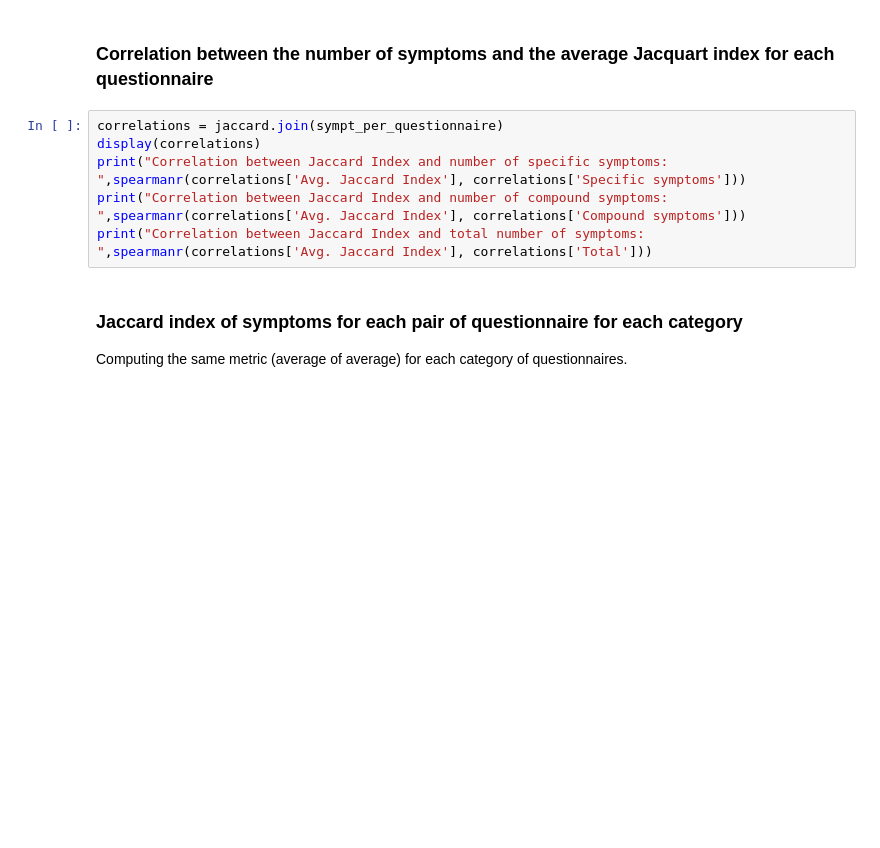
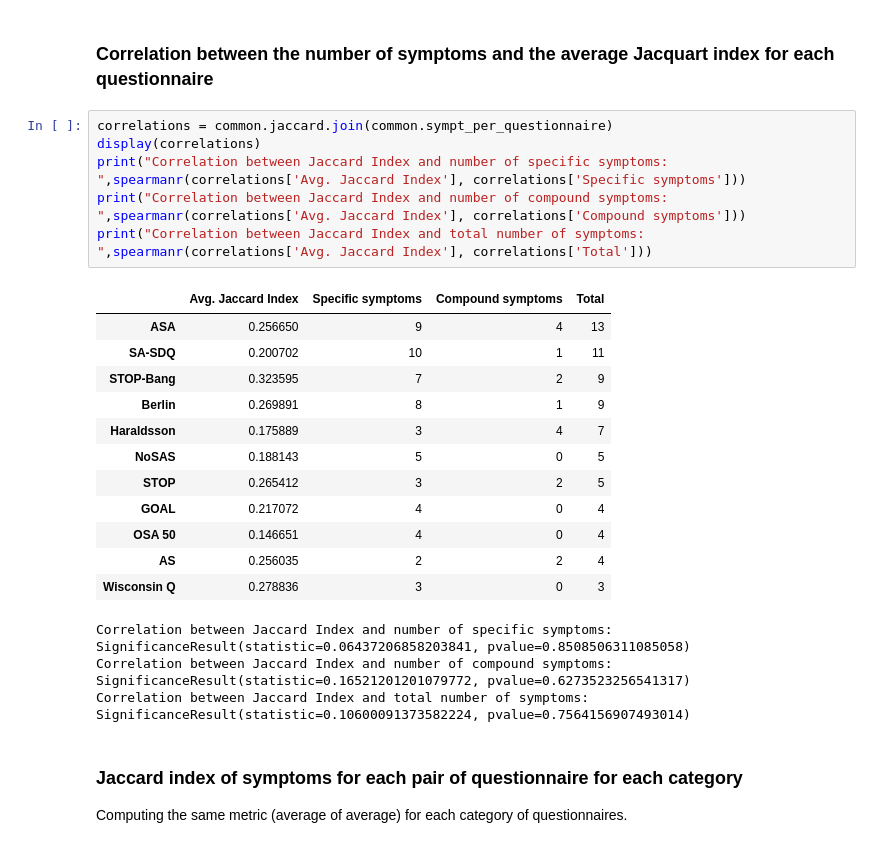
Before and after one commit to vvercasson/pdp_project, a Jupyter notebook: jupyter_notebook_generic_content_analysis.ipynb, the cells around one changed output. Saved outputs shown, nothing was run; the diff lists cells and outputs as text; blank space fills up the shorter version.

```diff
--- a/jupyter_notebook_generic_content_analysis.ipynb
+++ b/jupyter_notebook_generic_content_analysis.ipynb
@@ -192,11 +220,27 @@ Table 4 has been save in the online folder (📁 symbol on the left) under the n
 # %% [markdown]
 ### Correlation between the number of symptoms and the average Jacquart index for each questionnaire
 # %%
-correlations = jaccard.join(sympt_per_questionnaire)
+correlations = common.jaccard.join(common.sympt_per_questionnaire)
 display(correlations)
 print("Correlation between Jaccard Index and number of specific symptoms: ",spearmanr(correlations['Avg. Jaccard Index'], correlations['Specific symptoms']))
 print("Correlation between Jaccard Index and number of compound symptoms: ",spearmanr(correlations['Avg. Jaccard Index'], correlations['Compound symptoms']))
 print("Correlation between Jaccard Index and total number of symptoms: ",spearmanr(correlations['Avg. Jaccard Index'], correlations['Total']))
+# %% [output]
+|  | Avg. Jaccard Index | Specific symptoms | Compound symptoms | Total |
+| ASA | 0.256650 | 9 | 4 | 13 |
+| SA-SDQ | 0.200702 | 10 | 1 | 11 |
+| STOP-Bang | 0.323595 | 7 | 2 | 9 |
+| Berlin | 0.269891 | 8 | 1 | 9 |
+| Haraldsson | 0.175889 | 3 | 4 | 7 |
+| NoSAS | 0.188143 | 5 | 0 | 5 |
+| STOP | 0.265412 | 3 | 2 | 5 |
+| GOAL | 0.217072 | 4 | 0 | 4 |
+| OSA 50 | 0.146651 | 4 | 0 | 4 |
+| AS | 0.256035 | 2 | 2 | 4 |
+| Wisconsin Q | 0.278836 | 3 | 0 | 3 |
+Correlation between Jaccard Index and number of specific symptoms:  SignificanceResult(statistic=0.06437206858203841, pvalue=0.8508506311085058)
+Correlation between Jaccard Index and number of compound symptoms:  SignificanceResult(statistic=0.16521201201079772, pvalue=0.6273523256541317)
+Correlation between Jaccard Index and total number of symptoms:  SignificanceResult(statistic=0.10600091373582224, pvalue=0.7564156907493014)
 # %% [markdown]
 ### Jaccard index of symptoms for each pair of questionnaire for each category
 
```
Also changed, not shown: parts of 16 cells of this notebook, 7 other files.
